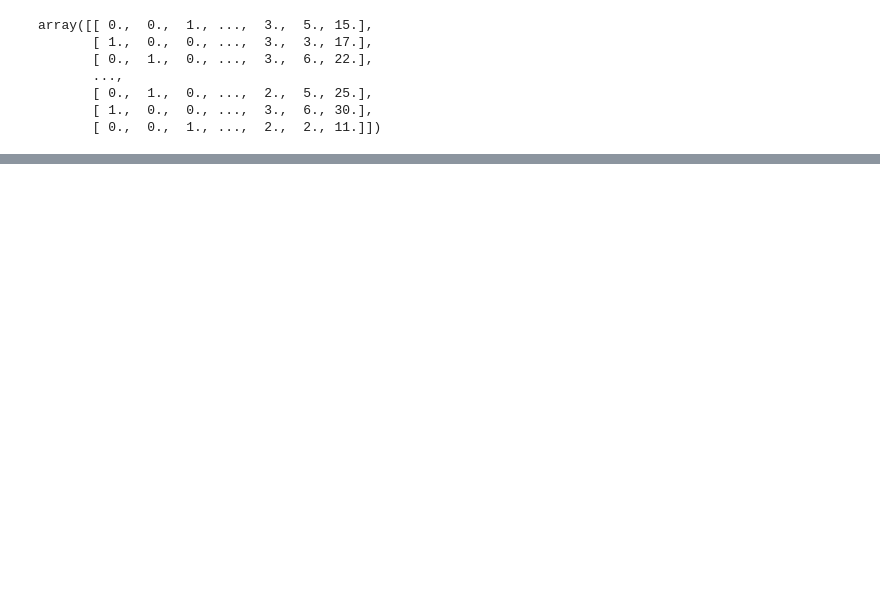
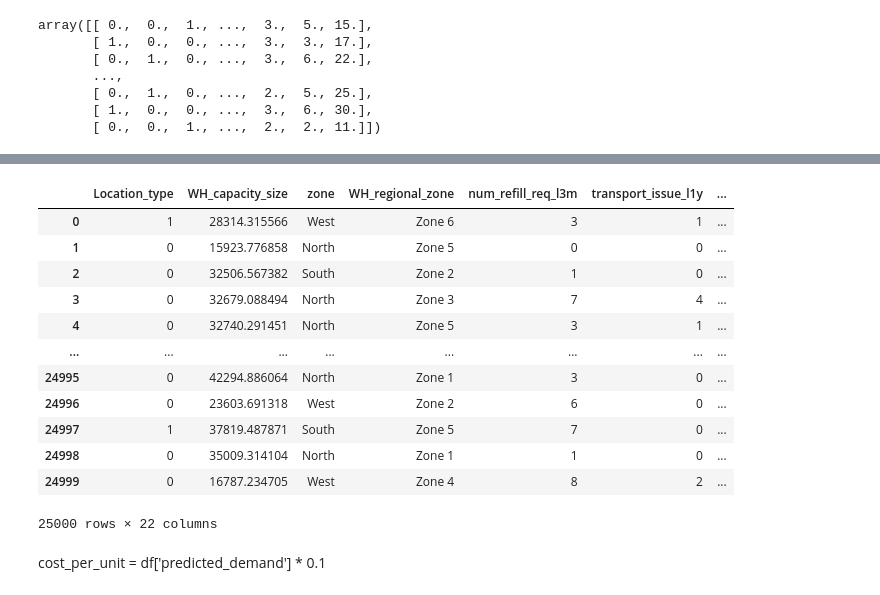
Before and after one commit to stoicsapien1/Summer-Intern-ISI, a Jupyter notebook: Supply Chain.ipynb, the cells around one changed output, grey strips where cells are left out. Saved outputs shown, nothing was run; the diff lists cells and outputs as text; code cells hidden in the pictures; blank space fills up the shorter version.

```diff
--- a/Supply Chain.ipynb
+++ b/Supply Chain.ipynb
@@ -694,0 +692,20 @@ df.to_csv("my_data.csv", index=False)  # Set index=False to exclude row index
+# %%
+df["predicted_demand"]=xgb.predict(X_transformed)
+# %%
+df
+# %% [output]
+|  | Location_type | WH_capacity_size | zone | WH_regional_zone | num_refill_req_l3m | transport_issue_l1y | ... |
+| 0 | 1 | 28314.315566 | West | Zone 6 | 3 | 1 | ... |
+| 1 | 0 | 15923.776858 | North | Zone 5 | 0 | 0 | ... |
+| 2 | 0 | 32506.567382 | South | Zone 2 | 1 | 0 | ... |
+| 3 | 0 | 32679.088494 | North | Zone 3 | 7 | 4 | ... |
+| 4 | 0 | 32740.291451 | North | Zone 5 | 3 | 1 | ... |
+| ... | ... | ... | ... | ... | ... | ... | ... |
+| 24995 | 0 | 42294.886064 | North | Zone 1 | 3 | 0 | ... |
+| 24996 | 0 | 23603.691318 | West | Zone 2 | 6 | 0 | ... |
+| 24997 | 1 | 37819.487871 | South | Zone 5 | 7 | 0 | ... |
+| 24998 | 0 | 35009.314104 | North | Zone 1 | 1 | 0 | ... |
+| 24999 | 0 | 16787.234705 | West | Zone 4 | 8 | 2 | ... |
+25000 rows × 22 columns
+# %% [markdown]
+cost_per_unit = df['predicted_demand'] * 0.1
```
Also changed, not shown: parts of 17 cells of this notebook, 1 other file.
